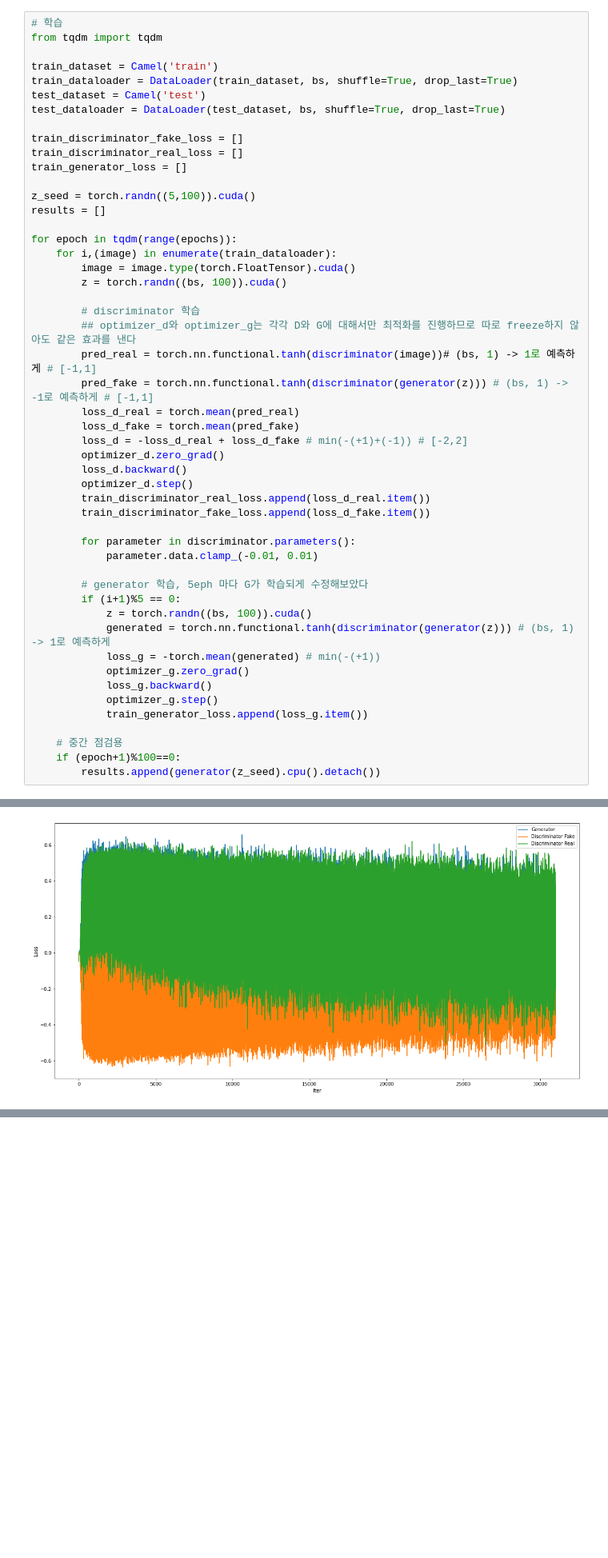
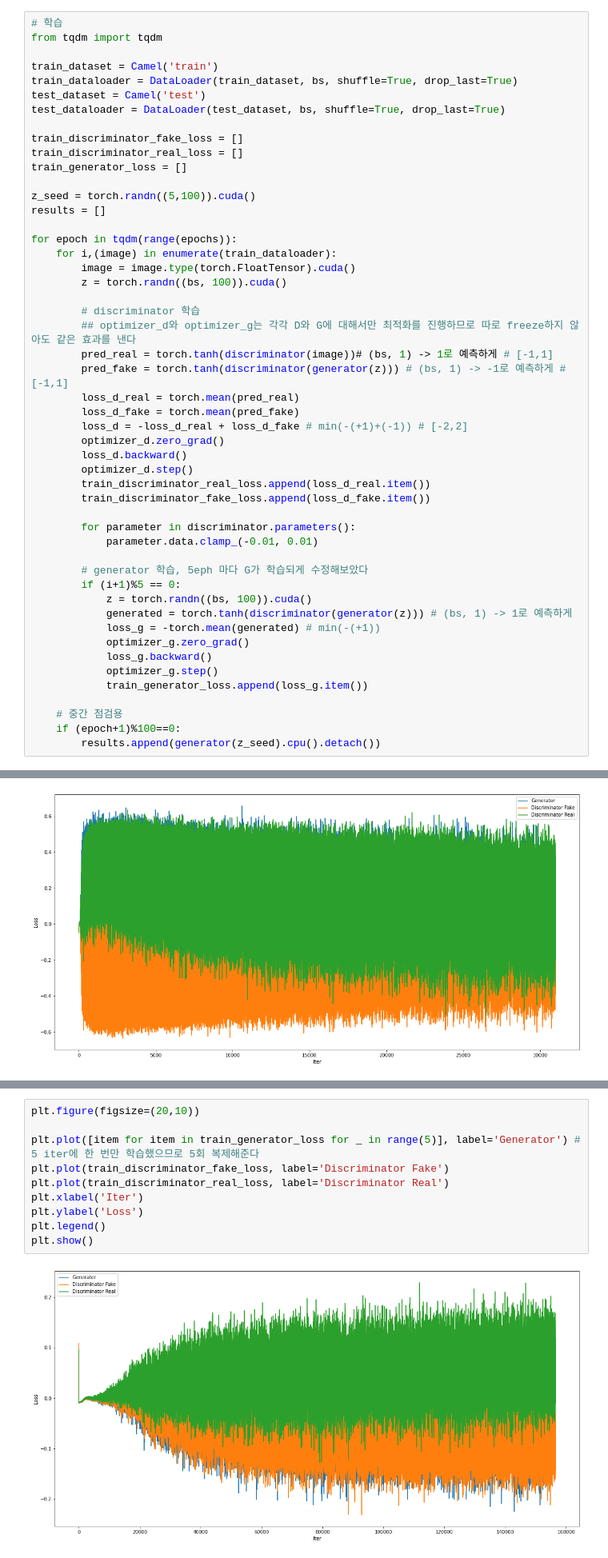
Before and after one commit to HongSungRae/Generative-Deep-Learning-for-Pytorch, a Jupyter notebook: 4장.GAN-생성적 적대 신경망.ipynb, the cells around one changed output, grey strips where cells are left out. Shown at 80% size. Cells and saved outputs as stored; diff of their text form; blank space fills up the shorter version.

```diff
--- a/4장.GAN-생성적 적대 신경망.ipynb
+++ b/4장.GAN-생성적 적대 신경망.ipynb
@@ -476,8 +476,8 @@ for epoch in tqdm(range(epochs)):
 
         # discriminator 학습
         ## optimizer_d와 optimizer_g는 각각 D와 G에 대해서만 최적화를 진행하므로 따로 freeze하지 않아도 같은 효과를 낸다
-        pred_real = torch.nn.functional.tanh(discriminator(image))# (bs, 1) -> 1로 예측하게 # [-1,1]
-        pred_fake = torch.nn.functional.tanh(discriminator(generator(z))) # (bs, 1) -> -1로 예측하게 # [-1,1]
+        pred_real = torch.tanh(discriminator(image))# (bs, 1) -> 1로 예측하게 # [-1,1]
+        pred_fake = torch.tanh(discriminator(generator(z))) # (bs, 1) -> -1로 예측하게 # [-1,1]
         loss_d_real = torch.mean(pred_real)
         loss_d_fake = torch.mean(pred_fake)
         loss_d = -loss_d_real + loss_d_fake # min(-(+1)+(-1)) # [-2,2]
@@ -493,7 +493,7 @@ for epoch in tqdm(range(epochs)):
         # generator 학습, 5eph 마다 G가 학습되게 수정해보았다
         if (i+1)%5 == 0:
             z = torch.randn((bs, 100)).cuda()
-            generated = torch.nn.functional.tanh(discriminator(generator(z))) # (bs, 1) -> 1로 예측하게
+            generated = torch.tanh(discriminator(generator(z))) # (bs, 1) -> 1로 예측하게
             loss_g = -torch.mean(generated) # min(-(+1))
             optimizer_g.zero_grad()
             loss_g.backward()
@@ -552,0 +763,12 @@ for col in range(1,5+1):
+# %%
+plt.figure(figsize=(20,10))
+
+plt.plot([item for item in train_generator_loss for _ in range(5)], label='Generator') # 5 iter에 한 번만 학습했으므로 5회 복제해준다
+plt.plot(train_discriminator_fake_loss, label='Discriminator Fake')
+plt.plot(train_discriminator_real_loss, label='Discriminator Real')
+plt.xlabel('Iter')
+plt.ylabel('Loss')
+plt.legend()
+plt.show()
+# %% [output]
+[figure, added]
```
Also changed, not shown: parts of 15 cells of this notebook.
